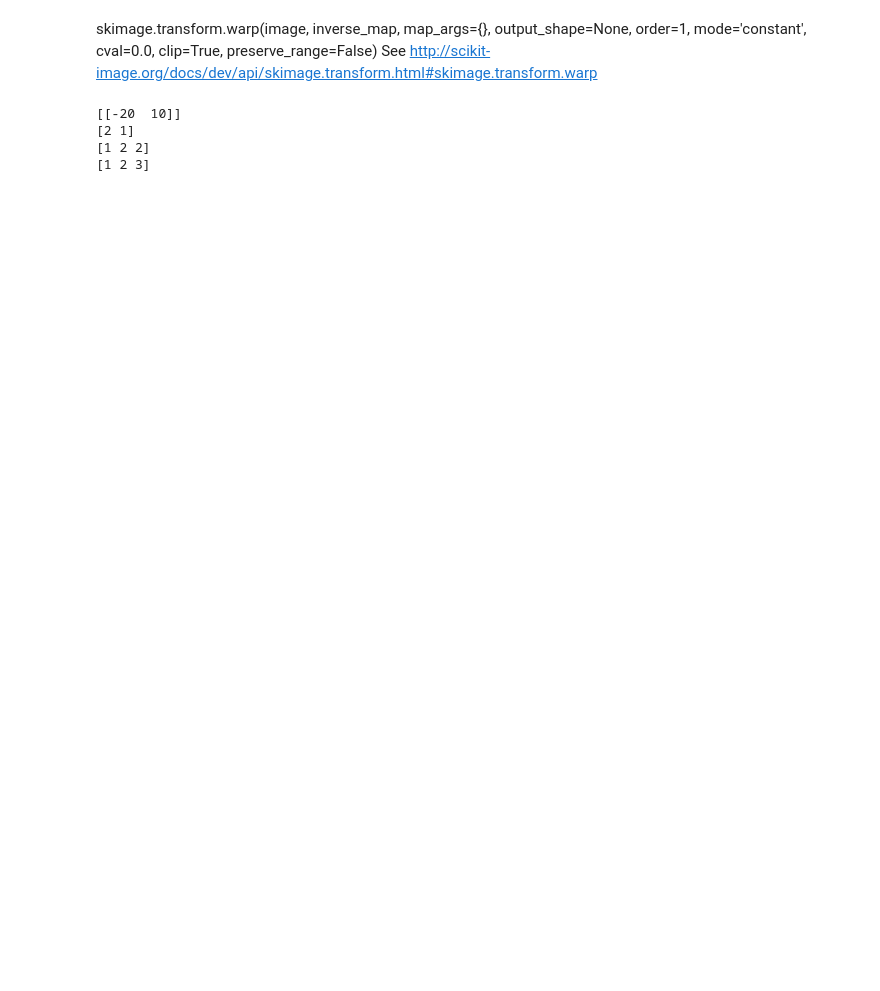
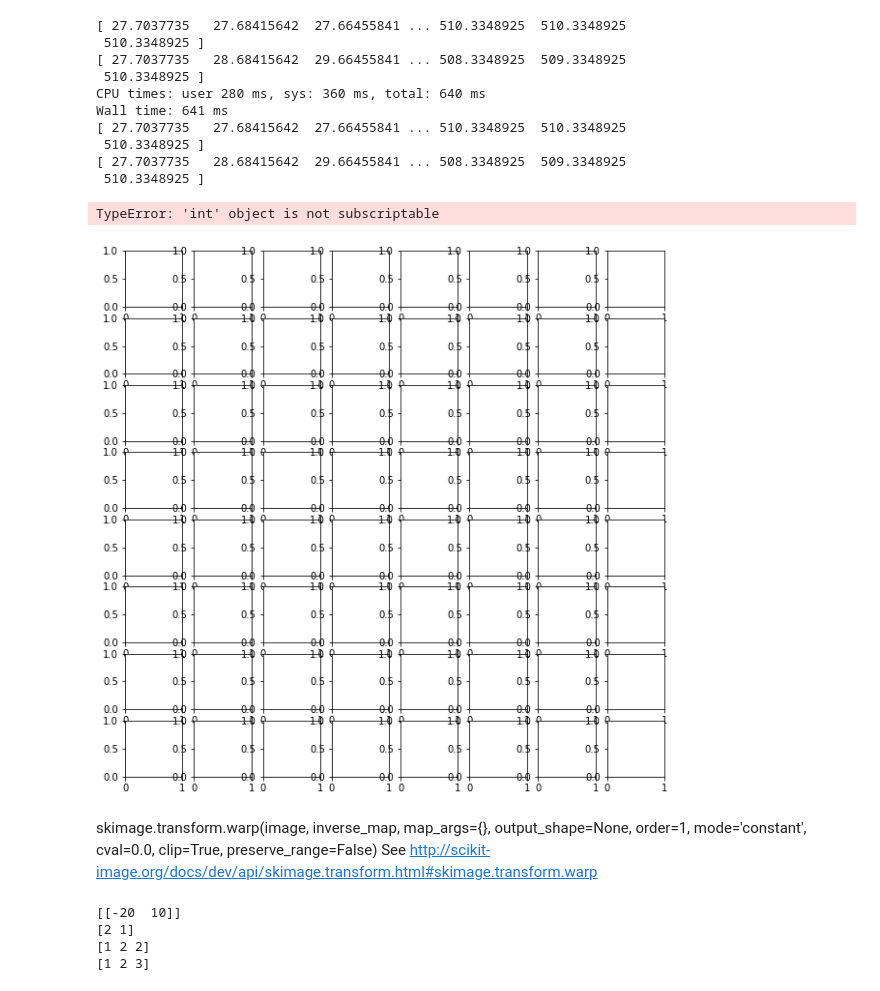
Before and after one commit to seankmartin/LF_View_Synthesis, a Jupyter notebook: Notebooks/Warping.ipynb, the cells around one changed output. Saved outputs shown, nothing was run; the diff lists cells and outputs as text; code cells hidden in the pictures; blank space fills up the shorter version.

Commit message:
Almost have one shot rendering finished
There is errors - try fix them later

```diff
--- a/Notebooks/Warping.ipynb
+++ b/Notebooks/Warping.ipynb
@@ -169,3 +272,57 @@ def torch_warp(
+# %%
+file_path = "/users/pgrad/martins7/turing/overflow-storage/numpy_set/small_set.h5"
+sample_index = 10
+with h5py.File(file_path, mode='r', libver='latest', swmr=True) as h5_file:
+    col = h5_file['train']['colour']['images'][sample_index]
+    disp = h5_file['train']['disparity']['images'][sample_index]
+    grid_size = 64
+    grid_one_way = 8
+    sample_index = grid_size // 2 + (grid_one_way // 2)
+    """
+    shape = col.shape[1:3]
+    rows, cols = shape[0], shape[1]
+    tf_coords = np.indices((cols, rows), np.float32).reshape(2, -1).T
+    print(tf_coords)
+    #print(sample_index)
+    #print(shift_disp(tf_coords, disp[sample_index], 3))
+    """
+    """
+    %time sk_warp(col[sample_index], disp[sample_index, :, :, 0], np.asarray((4, 4)), np.asarray((0, 0)))
+    %time fw_warp_image(col[sample_index], disp[sample_index, :, :, 0], np.asarray((4, 4)), np.asarray((0, 0)))
+    #res = sk_warp(col[sample_index], disp[sample_index, :, :, 0], np.asarray((4, 4)), np.asarray((3, 0)))
+    #plt.imshow(col[sample_index])
+    #print(res)
+    #plt.imshow(res)
+    %time torch_warp(col[sample_index], disp[sample_index, :, :, 0], np.asarray((4, 4.0)), np.asarray((0.0, 0.0)))
+    res = torch_warp(col[sample_index], disp[sample_index, :, :, 0], np.asarray((4.0, 4.0)), np.asarray((0.0, 0.0)))
+    plt.imshow(np.around(res.numpy()).astype(np.uint8))
+    """
+    %time depth_rendering(col[sample_index], disp[sample_index, :, :, 0])
+    res = depth_rendering(col[sample_index], disp[sample_index, :, :, 0])
+    plt.rcParams['figure.figsize'] = [10, 10]
+    f, axes = plt.subplots(8, 8)
+    for x, row_axis in enumerate(axes):
+        for y, col_axis in enumerate(row_axis):
+            image = np.around(res[(x * 8) + y].numpy()).astype(np.uint8)
+            col_axis.imshow(image)
+            col_axis.axis('off')
+            col_axis.get_xaxis().set_visible(False)
+            col_axis.get_yaxis().set_visible(False)
+    plt.show()
+    #plt.imshow(np.around(res[0].numpy()).astype(np.uint8))
+# %% [output]
+[ 27.7037735   27.68415642  27.66455841 ... 510.3348925  510.3348925
+ 510.3348925 ]
+[ 27.7037735   28.68415642  29.66455841 ... 508.3348925  509.3348925
+ 510.3348925 ]
+CPU times: user 280 ms, sys: 360 ms, total: 640 ms
+Wall time: 641 ms
+[ 27.7037735   27.68415642  27.66455841 ... 510.3348925  510.3348925
+ 510.3348925 ]
+[ 27.7037735   28.68415642  29.66455841 ... 508.3348925  509.3348925
+ 510.3348925 ]
+TypeError: 'int' object is not subscriptable
+[figure, added]
 # %% [markdown]
 skimage.transform.warp(image, inverse_map, map_args={}, output_shape=None, order=1, mode='constant', cval=0.0, clip=True, preserve_range=False)
 See http://scikit-image.org/docs/dev/api/skimage.transform.html#skimage.transform.warp
```
Also changed, not shown: parts of 4 cells of this notebook, 1 other file.
